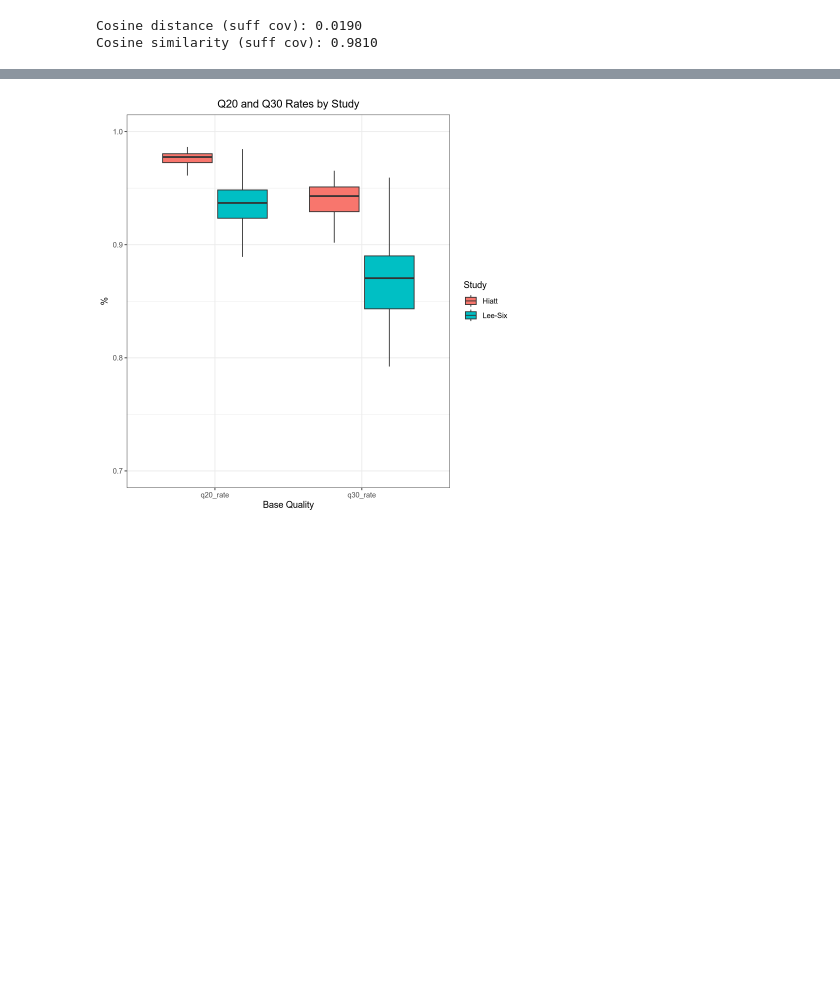
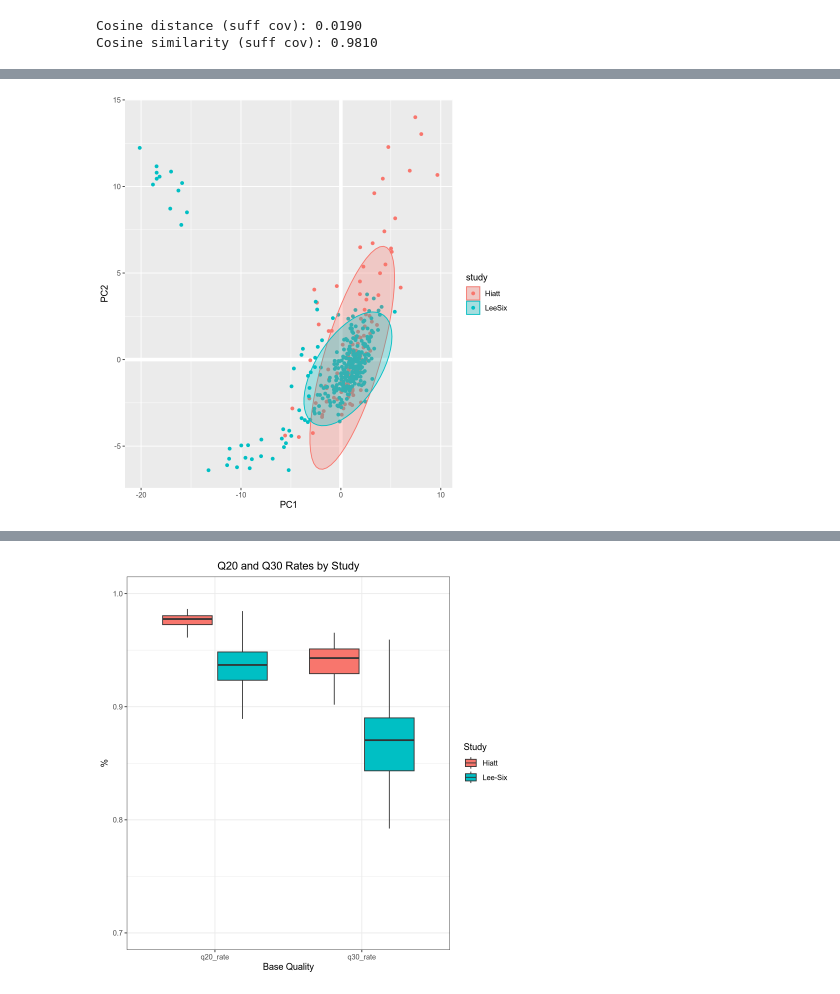
Before and after one commit to laurelhiatt/SEMIColon, a Jupyter notebook: scripts/figures/Figure1.ipynb, the cells around one changed output, grey strips where cells are left out. Cells and saved outputs as stored; diff of their text form; code cells hidden in the pictures; blank space fills up the shorter version.

Commit message:
working through these figures

```diff
--- a/scripts/figures/Figure1.ipynb
+++ b/scripts/figures/Figure1.ipynb
@@ -318,0 +333,12 @@ Cosine similarity (suff cov): 0.9810
+# %%
+matrix <- read.table(
+  "/uufs/chpc.utah.edu/common/HIPAA/u1264408/u1264408/Git/SEMIColon/data/output/CellCut/overlap_variants/snvs_all/output/SBS/snvs.SBS96.all",
+  sep = "\t",
+  header = TRUE,
+  stringsAsFactors = FALSE,
+  check.names = FALSE
+)
+
+matrixswitched <- t(as.data.frame(matrix[-1]))
+# %%
+prop_matrix <- matrixswitched / rowSums(matrixswitched)
@@ -318,0 +352,80 @@ Cosine similarity (suff cov): 0.9810
+# %%
+#Subset to only the numerical variables to evaluate
+PCA_dat = prop_matrix
+apply(PCA_dat, 2, var)
+##Scale Data
+scaled_df <- apply(PCA_dat, 2, scale)
+
+##Get the Covariance Matrix
+arrests.cov <- cov(scaled_df)
+##Get the eigenvectors and eigenvalues
+arrests.eigen <- eigen(arrests.cov)
+#str(arrests.eigen)
+
+##To the two first components, change the sign for interpretation
+##To the two first components, change the sign for interpretation
+phi <- arrests.eigen$vectors[,1:10]
+phi <- -phi
+
+##Names the columns
+row.names(phi) <- colnames(PCA_dat)
+colnames(phi) <- c("PC1", "PC2", "PC3", "PC4", "PC5", "PC6",
+                   "PC7", "PC8", "PC9", "PC10")
+
+##Calculate the coordinates for each for each PC
+PC1 <- as.matrix(scaled_df) %*% phi[,1]
+PC2 <- as.matrix(scaled_df) %*% phi[,2]
+PC3 <- as.matrix(scaled_df) %*% phi[,3]
+PC4 <- as.matrix(scaled_df) %*% phi[,4]
+PC5 <- as.matrix(scaled_df) %*% phi[,5]
+PC6 <- as.matrix(scaled_df) %*% phi[,6]
+PC7 <- as.matrix(scaled_df) %*% phi[,7]
+PC8 <- as.matrix(scaled_df) %*% phi[,8]
+PC9 <- as.matrix(scaled_df) %*% phi[,9]
+PC10 <- as.matrix(scaled_df) %*% phi[,10]
+
+# Create data frame with Principal Components scores
+PC <- data.frame(crypt_sample = row.names(PCA_dat), PC1, PC2,
+                 PC3, PC4, PC5, PC6, PC7, PC8, PC9, PC10)
+
+PC <- merge(PC, combined_df, by = "crypt_sample")
+
+# Plot Principal Components for the two studies
+ggplot(PC, aes(PC1, PC2, color = study)) +
+  modelr::geom_ref_line(h = 0) +
+  modelr::geom_ref_line(v = 0) +
+  geom_point() + stat_ellipse(level = 0.95, aes(fill = study),
+                              alpha = 0.3, geom = "polygon")
+
+##Get proportion of variation on each eigenvector
+PVE <- arrests.eigen$values / sum(arrests.eigen$values)
+round(PVE, 2)
+
+# PVE (aka scree) plot
+qplot(c(1:96), PVE) +
+  geom_line() +
+  xlab("Principal Component") +
+  ylab("PVE") +
+  ggtitle("Scree Plot") +
+  ylim(0, 1)
+
+# Cumulative PVE plot
+qplot(c(1:96), cumsum(PVE)) +
+  geom_line() +
+  xlab("Principal Component") +
+  ylab(NULL) +
+  ggtitle("Cumulative Scree Plot") +
+  ylim(0,1)
+
+##Using the prcomp function
+pc <- prcomp(PCA_dat,
+             center = TRUE,
+             scale. = TRUE)
+attributes(pc)
+
+##Rotate the loadings -- similar as above
+pc$rotation <- -1*pc$rotation
+
+#display principal components
+summary(pc)
+# %% [output]
@@ -318,0 +465 @@ Cosine similarity (suff cov): 0.9810
+[figure, added]
```
Also changed, not shown: parts of 18 cells of this notebook, 1 other file.
